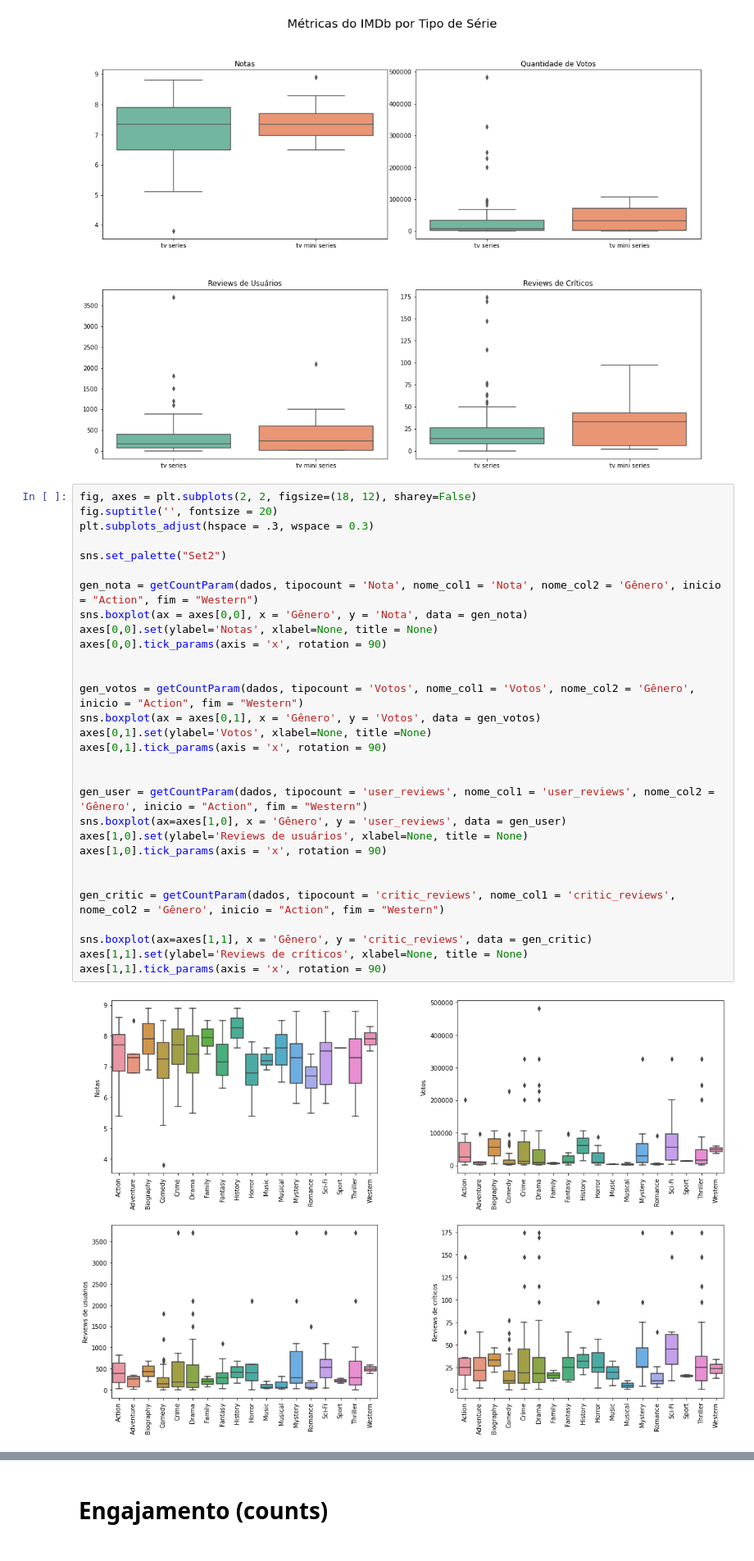
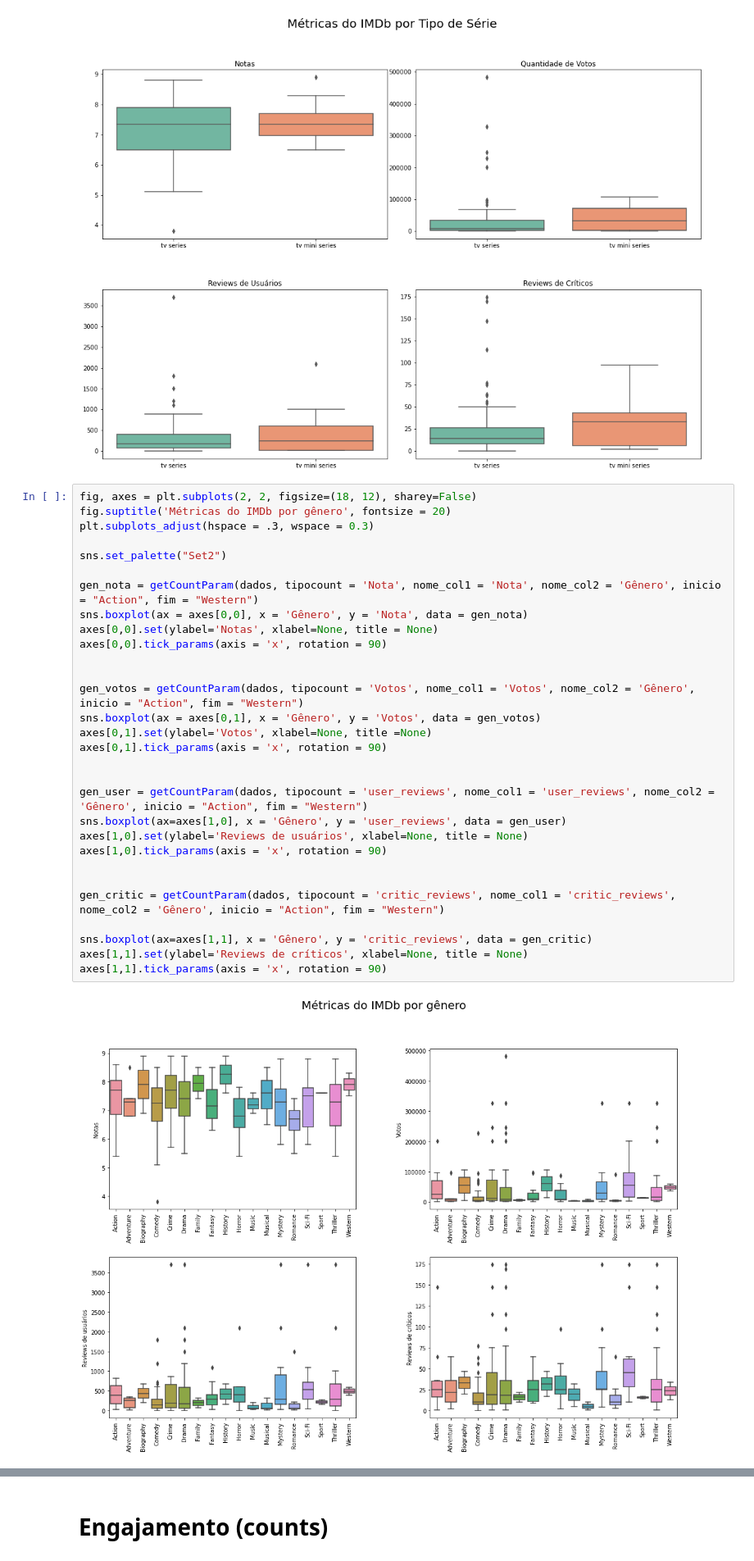
Before and after one commit to mariamaOlive/projeto-sidi-residencia, a Jupyter notebook: analise_exploratoria.ipynb, the cells around one changed output, grey strips where cells are left out. Shown at 82% size. Saved outputs shown, nothing was run; the diff lists cells and outputs as text.

```diff
--- a/analise_exploratoria.ipynb
+++ b/analise_exploratoria.ipynb
@@ -765,35 +765,35 @@ plot_2x2(titulo, dados, dados, dados, dados,
 [figure]
 # %%
 fig, axes = plt.subplots(2, 2, figsize=(18, 12), sharey=False)
-fig.suptitle('', fontsize = 20)
+fig.suptitle('Métricas do IMDb por gênero', fontsize = 20)
 plt.subplots_adjust(hspace = .3, wspace = 0.3)
 
 sns.set_palette("Set2")
 
 gen_nota = getCountParam(dados, tipocount = 'Nota', nome_col1 = 'Nota', nome_col2 = 'Gênero', inicio = "Action", fim = "Western")
 sns.boxplot(ax = axes[0,0], x = 'Gênero', y = 'Nota', data = gen_nota)
 axes[0,0].set(ylabel='Notas', xlabel=None, title = None)
 axes[0,0].tick_params(axis = 'x', rotation = 90)
 
 
 gen_votos = getCountParam(dados, tipocount = 'Votos', nome_col1 = 'Votos', nome_col2 = 'Gênero', inicio = "Action", fim = "Western")
 sns.boxplot(ax = axes[0,1], x = 'Gênero', y = 'Votos', data = gen_votos)
 axes[0,1].set(ylabel='Votos', xlabel=None, title =None)
 axes[0,1].tick_params(axis = 'x', rotation = 90)
 
 
 gen_user = getCountParam(dados, tipocount = 'user_reviews', nome_col1 = 'user_reviews', nome_col2 = 'Gênero', inicio = "Action", fim = "Western")
 sns.boxplot(ax=axes[1,0], x = 'Gênero', y = 'user_reviews', data = gen_user)
 axes[1,0].set(ylabel='Reviews de usuários', xlabel=None, title = None)
 axes[1,0].tick_params(axis = 'x', rotation = 90)
 
 
 gen_critic = getCountParam(dados, tipocount = 'critic_reviews', nome_col1 = 'critic_reviews', nome_col2 = 'Gênero', inicio = "Action", fim = "Western")
 
 sns.boxplot(ax=axes[1,1], x = 'Gênero', y = 'critic_reviews', data = gen_critic)
 axes[1,1].set(ylabel='Reviews de críticos', xlabel=None, title = None)
 axes[1,1].tick_params(axis = 'x', rotation = 90)
 # %% [output]
-[figure, old version]
+[figure, new version]
 # %%
 fig, axes = plt.subplots(2, 2, figsize=(18, 12), sharey=False)
```
Also changed, not shown: parts of 1 cell of this notebook.
